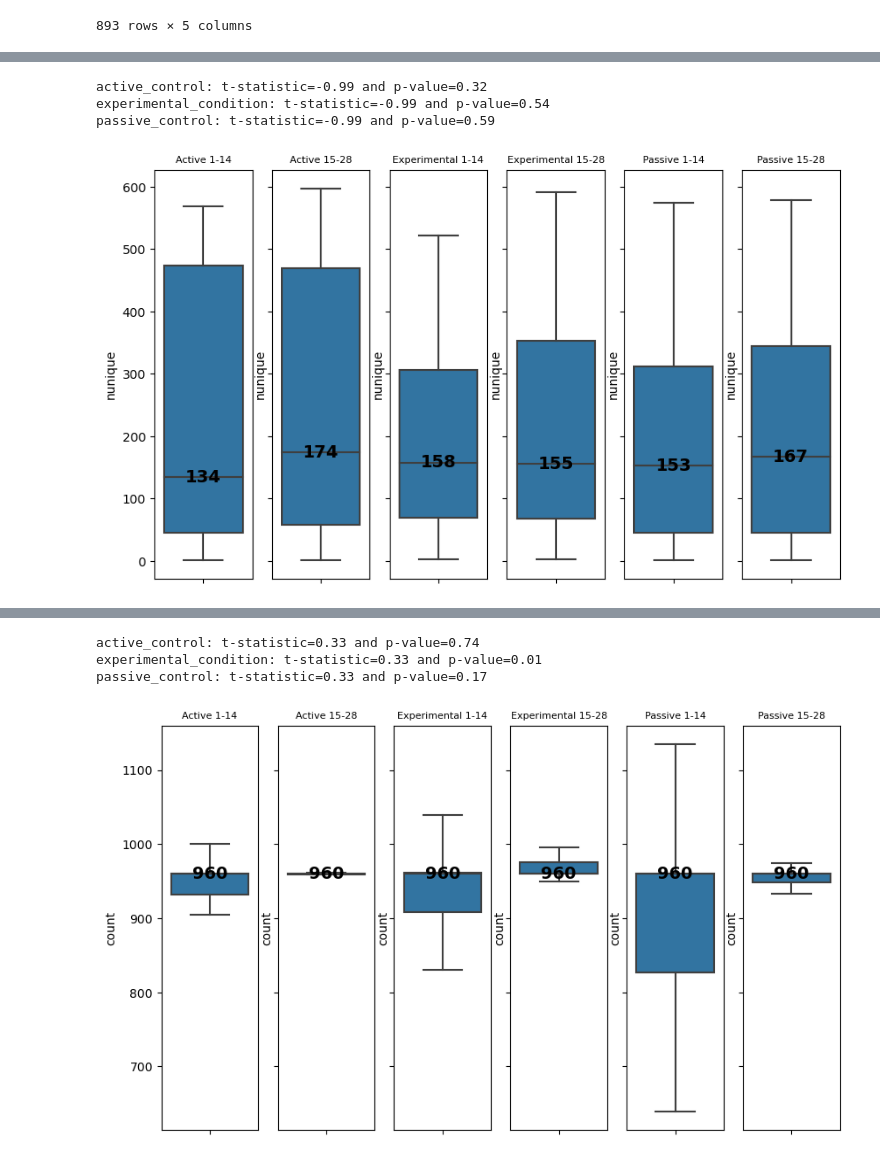
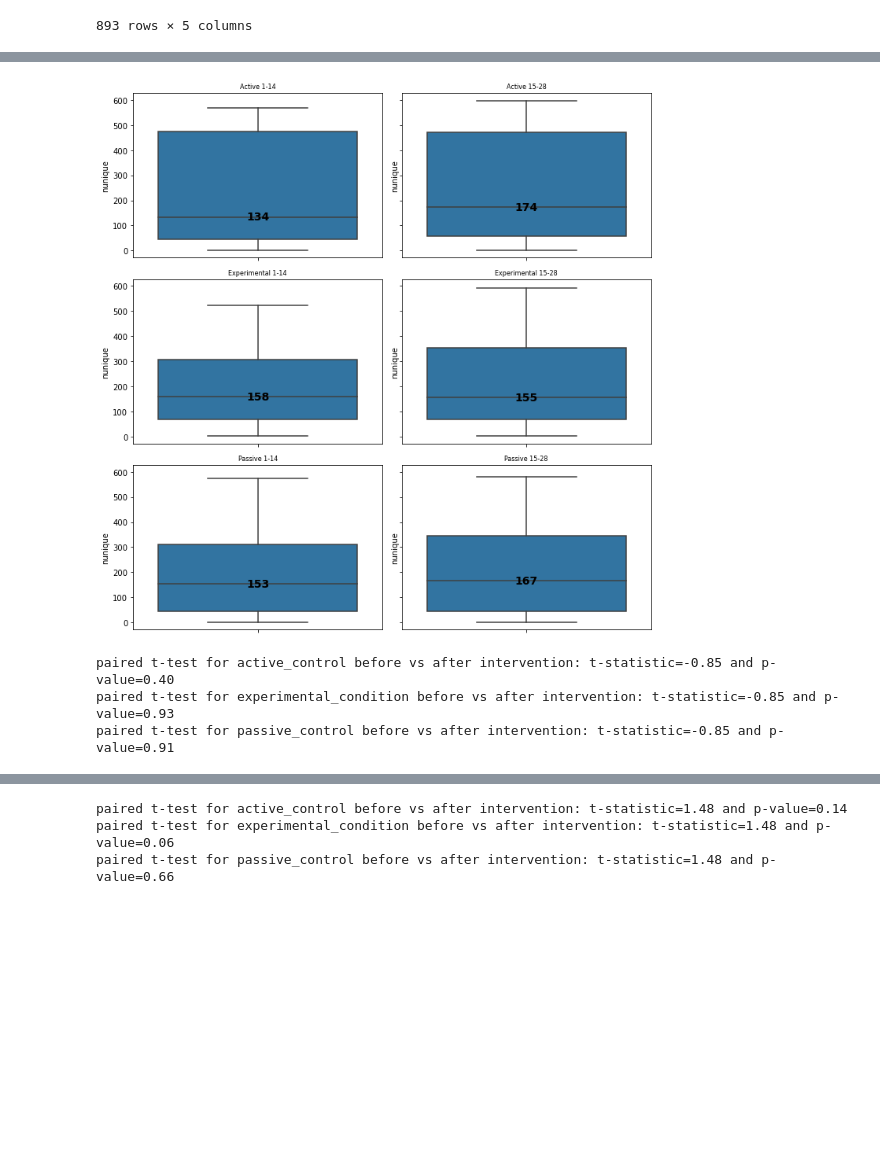
Before and after one commit to memari-majid/jhu_centering, a Jupyter notebook: first_half_vs_second_half/locations.ipynb, the cells around one changed output, grey strips where cells are left out. Saved outputs shown, nothing was run; the diff lists cells and outputs as text; code cells hidden in the pictures; blank space fills up the shorter version.

```diff
--- a/first_half_vs_second_half/locations.ipynb
+++ b/first_half_vs_second_half/locations.ipynb
@@ -131,42 +112,43 @@ to_remove = ['day', 'device_id', 'date']
 my_list = [item for item in col if item not in to_remove]
 # %%
 for clm in my_list:
-    fig, (ax1, ax2, ax3,ax4,ax5,ax6) = plt.subplots(1, 6, figsize=(10, 6), sharey=True)
+    fig, ((ax1, ax2), (ax3, ax4), (ax5, ax6)) = plt.subplots(3, 2, figsize=(10, 10), sharey=True)
     sns.boxplot(y=active_control_1_14[clm], orient="v", showfliers=False, ax=ax1)
     sns.boxplot(y=active_control_15_28[clm], orient="v", showfliers=False, ax=ax2)
     sns.boxplot(y=experimental_condition_1_14[clm],orient="v", showfliers=False, ax=ax3)
     sns.boxplot(y=experimental_condition_15_28[clm],orient="v", showfliers=False, ax=ax4)
     sns.boxplot(y=passive_control_1_14[clm], orient="v", showfliers=False, ax=ax5)
     sns.boxplot(y=passive_control_15_28[clm], orient="v", showfliers=False, ax=ax6)
 
     ax1.set_title("Active 1-14", fontsize=8)
     m1 = int(active_control_1_14[clm].median())
     ax1.text(0, m1, m1, ha='center', va='center',fontsize=14, fontdict={'fontweight': 'bold'})
     ax2.set_title("Active 15-28", fontsize=8)
     m2 = int(active_control_15_28[clm].median())
     ax2.text(0, m2, m2, ha='center', va='center',fontsize=14, fontdict={'fontweight': 'bold'})
     ax3.set_title("Experimental 1-14", fontsize=8)
     m3 = int(experimental_condition_1_14[clm].median())
     ax3.text(0, m3, m3, ha='center', va='center',fontsize=14, fontdict={'fontweight': 'bold'})
     ax4.set_title("Experimental 15-28", fontsize=8)
     m4 = int(experimental_condition_15_28[clm].median())
     ax4.text(0, m4, m4, ha='center', va='center',fontsize=14, fontdict={'fontweight': 'bold'})
     ax5.set_title("Passive 1-14", fontsize=8)
     m5 = int(passive_control_1_14[clm].median())
     ax5.text(0, m5, m5, ha='center', va='center',fontsize=14, fontdict={'fontweight': 'bold'})
     ax6.set_title("Passive 15-28", fontsize=8)
     m6 = int(passive_control_15_28[clm].median())
     ax6.text(0, m6, m6, ha='center', va='center',fontsize=14, fontdict={'fontweight': 'bold'})
+    plt.tight_layout()
+    plt.show()
 
-    t, p = ttest_ind(active_control_1_14[clm], active_control_15_28[clm])
-    print('active_control: t-statistic={:.2f} and p-value={:.2f}'.format(t, p))
-    stat, p = ttest_ind(experimental_condition_1_14[clm], experimental_condition_15_28[clm])
-    print('experimental_condition: t-statistic={:.2f} and p-value={:.2f}'.format(t, p))
-    stat, p = ttest_ind(passive_control_1_14[clm], passive_control_15_28[clm])
-    print('passive_control: t-statistic={:.2f} and p-value={:.2f}'.format(t, p))
-    plt.show()
+    t, p = stats.ttest_rel(active_control_1_14[clm].iloc[:200], active_control_15_28[clm].iloc[:200])
+    print('paired t-test for active_control before vs after intervention: t-statistic={:.2f} and p-value={:.2f}'.format(t, p))
+    stat, p = stats.ttest_rel(experimental_condition_1_14[clm].iloc[:200], experimental_condition_15_28[clm].iloc[:200])
+    print('paired t-test for experimental_condition before vs after intervention: t-statistic={:.2f} and p-value={:.2f}'.format(t, p))
+    stat, p = stats.ttest_rel(passive_control_1_14[clm].iloc[:200], passive_control_15_28[clm].iloc[:200])
+    print('paired t-test for passive_control before vs after intervention: t-statistic={:.2f} and p-value={:.2f}'.format(t, p))
 # %% [output]
+[figure, new version]
-active_control: t-statistic=-0.99 and p-value=0.32
-experimental_condition: t-statistic=-0.99 and p-value=0.54
-passive_control: t-statistic=-0.99 and p-value=0.59
+paired t-test for active_control before vs after intervention: t-statistic=-0.85 and p-value=0.40
+paired t-test for experimental_condition before vs after intervention: t-statistic=-0.85 and p-value=0.93
+paired t-test for passive_control before vs after intervention: t-statistic=-0.85 and p-value=0.91
-[figure, old version]
@@ -173,4 +156,3 @@ passive_control: t-statistic=-0.99 and p-value=0.59
-active_control: t-statistic=0.33 and p-value=0.74
-experimental_condition: t-statistic=0.33 and p-value=0.01
-passive_control: t-statistic=0.33 and p-value=0.17
+paired t-test for active_control before vs after intervention: t-statistic=1.48 and p-value=0.14
+paired t-test for experimental_condition before vs after intervention: t-statistic=1.48 and p-value=0.06
+paired t-test for passive_control before vs after intervention: t-statistic=1.48 and p-value=0.66
-[figure, old version]
```
Also changed, not shown: parts of 7 cells of this notebook, 47 other files.
